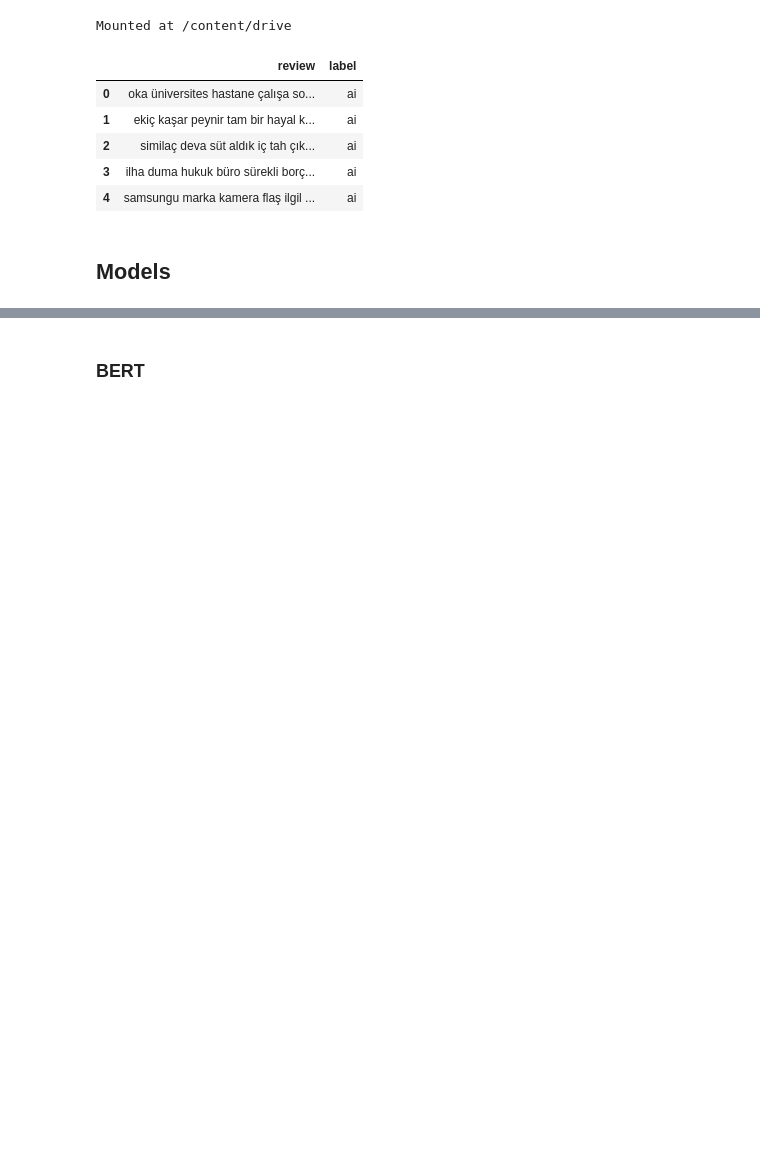
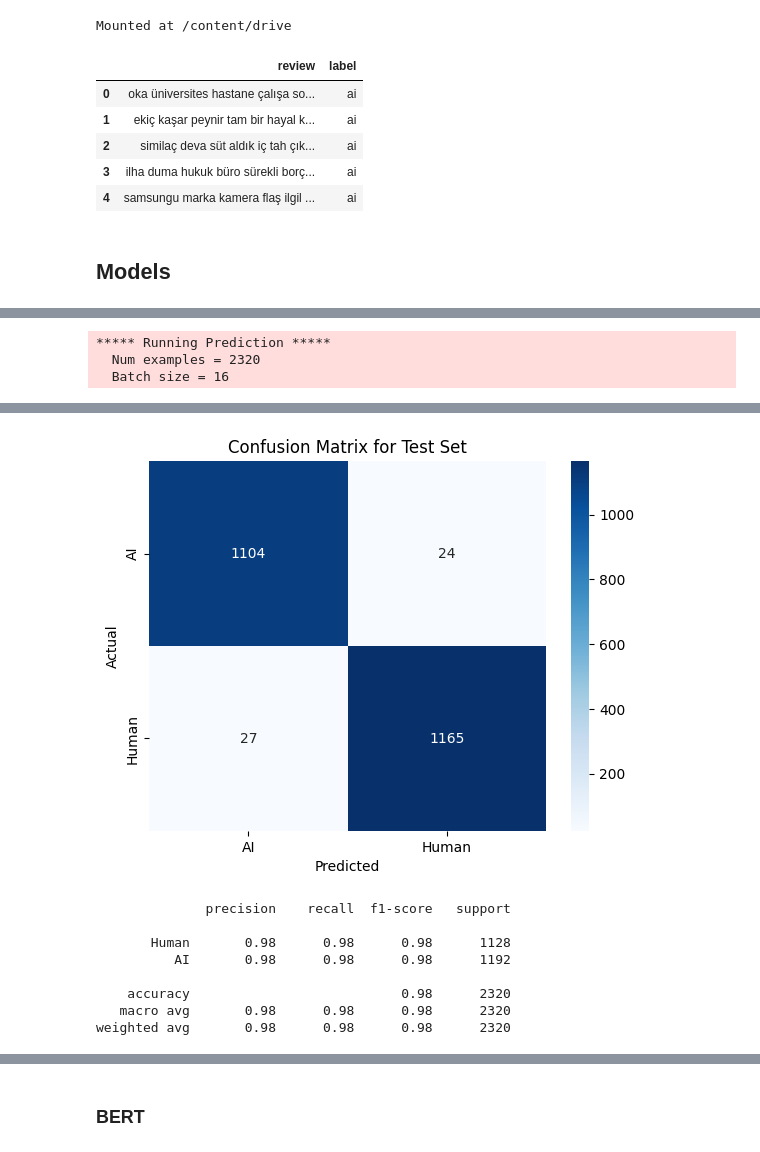
Before and after one commit to meric2/Turkish-AI-Generated-Content-Detection, a Jupyter notebook: TuringBench.ipynb, the cells around one changed output, grey strips where cells are left out. Drawn from its saved outputs; the diff is of its cells as text; code cells hidden in the pictures; blank space fills up the shorter version.

```diff
--- a/TuringBench.ipynb
+++ b/TuringBench.ipynb
@@ -89,0 +94,11 @@ train_texts, test_texts, train_labels, test_labels = train_test_split(texts, lab
+# %%
+# Initialize the tokenizer and model
+tokenizer = BertTokenizer.from_pretrained('dbmdz/bert-base-turkish-cased')
+model = BertForSequenceClassification.from_pretrained('dbmdz/bert-base-turkish-cased', num_labels=2)
+
+# Prepare the data for BERT
+train_encodings = tokenizer(train_texts, truncation=True, padding=True, max_length=512)
+test_encodings = tokenizer(test_texts, truncation=True, padding=True, max_length=512)
+
+train_dataset = TextDataset(train_encodings, train_labels)
+test_dataset = TextDataset(test_encodings, test_labels)
@@ -89,0 +188,24 @@ train_texts, test_texts, train_labels, test_labels = train_test_split(texts, lab
+# %%
+# Perform prediction on the test dataset
+predictions = trainer.predict(test_dataset)
+preds = predictions.predictions
+pred_labels = np.argmax(preds, axis=1)  # Get the predicted labels
+
+# If you need the true labels
+true_labels = [example['labels'] for example in test_dataset]
+
+# Plot confusion matrix
+conf_matrix = confusion_matrix(true_labels, pred_labels)
+sns.heatmap(conf_matrix, annot=True, fmt='d', cmap='Blues', xticklabels=['AI', 'Human'], yticklabels=['AI', 'Human'])
+plt.ylabel('Actual')
+plt.xlabel('Predicted')
+plt.title('Confusion Matrix for Test Set')
+plt.show()
+
+# Print classification report
+report = classification_report(true_labels, pred_labels, target_names=['Human', 'AI'])
+print(report)
+# %% [output]
+***** Running Prediction *****
+  Num examples = 2320
+  Batch size = 16
@@ -89,0 +213,9 @@ train_texts, test_texts, train_labels, test_labels = train_test_split(texts, lab
+[figure, added]
+              precision    recall  f1-score   support
+
+       Human       0.98      0.98      0.98      1128
+          AI       0.98      0.98      0.98      1192
+
+    accuracy                           0.98      2320
+   macro avg       0.98      0.98      0.98      2320
+weighted avg       0.98      0.98      0.98      2320
```
Also changed, not shown: parts of 12 cells of this notebook, 1 other file.
